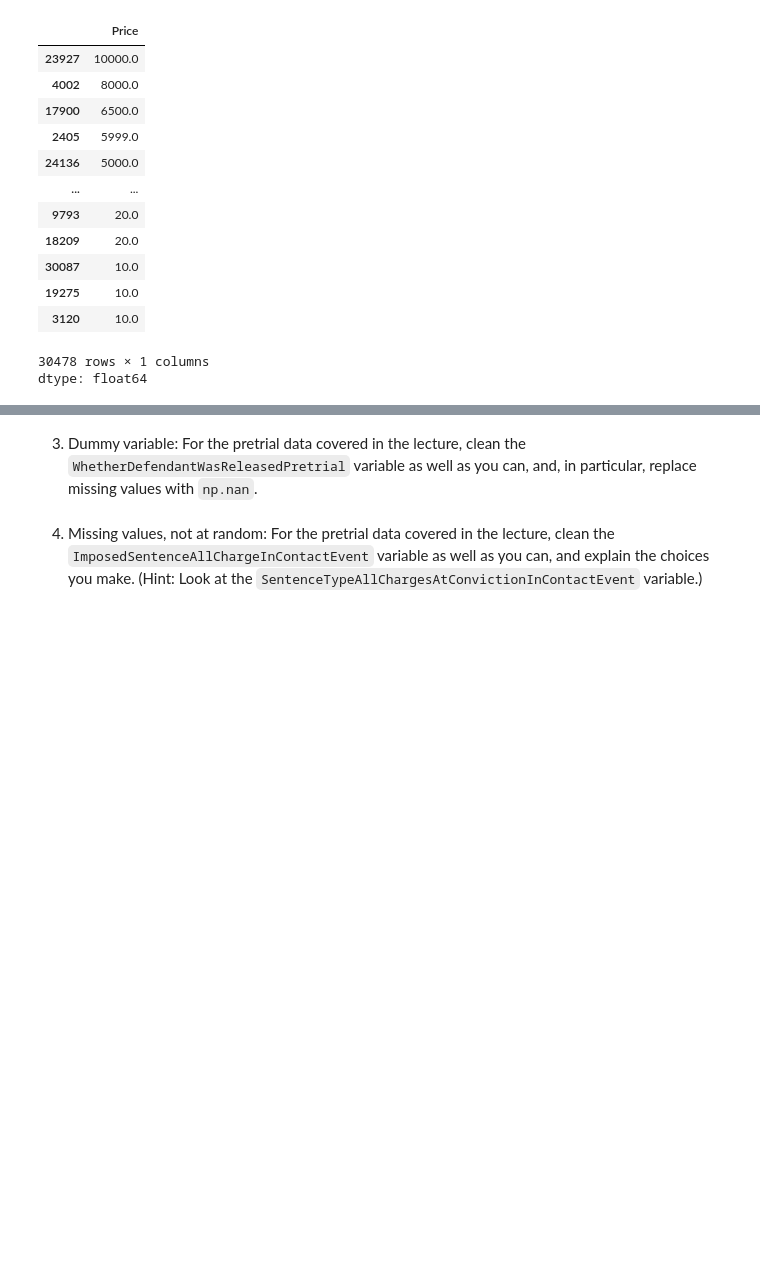
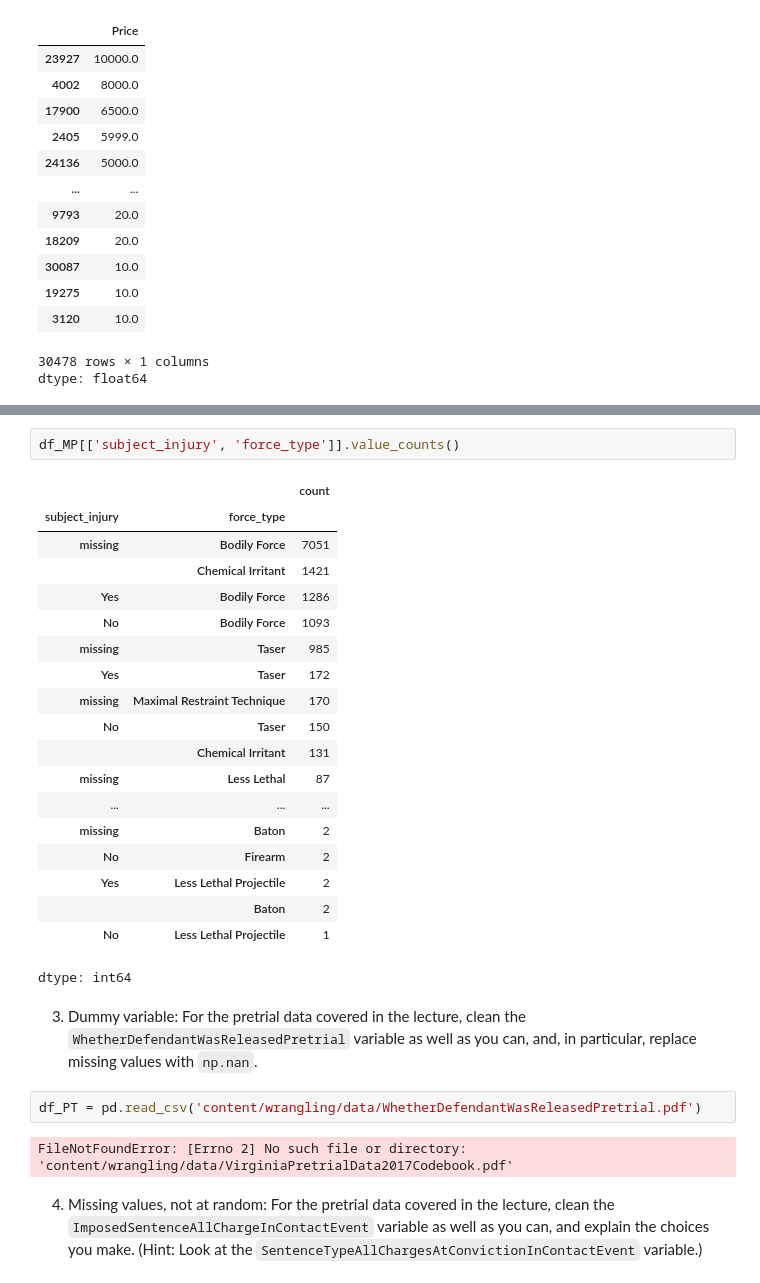
Before and after one commit to KaranRawatUVA/wrangling, a Jupyter notebook: assignment/assignment.ipynb, the cells around one changed output, grey strips where cells are left out. Saved outputs shown, nothing was run; the diff lists cells and outputs as text; blank space fills up the shorter version.

```diff
--- a/assignment/assignment.ipynb
+++ b/assignment/assignment.ipynb
@@ -82,5 +88,31 @@ dtype: object
+# %%
+df_MP[['subject_injury', 'force_type']].value_counts()
+# %% [output]
+|  |  | count |
+| subject_injury | force_type |  |
+| missing | Bodily Force | 7051 |
+|  | Chemical Irritant | 1421 |
+| Yes | Bodily Force | 1286 |
+| No | Bodily Force | 1093 |
+| missing | Taser | 985 |
+| Yes | Taser | 172 |
+| missing | Maximal Restraint Technique | 170 |
+| No | Taser | 150 |
+|  | Chemical Irritant | 131 |
+| missing | Less Lethal | 87 |
+| ... | ... | ... |
+| missing | Baton | 2 |
+| No | Firearm | 2 |
+| Yes | Less Lethal Projectile | 2 |
+|  | Baton | 2 |
+| No | Less Lethal Projectile | 1 |
+dtype: int64
 # %% [markdown]
 3. Dummy variable: For the pretrial data covered in the lecture, clean the `WhetherDefendantWasReleasedPretrial` variable as well as you can, and, in particular, replace missing values with `np.nan`.
+# %%
+df_PT = pd.read_csv('content/wrangling/data/WhetherDefendantWasReleasedPretrial.pdf')
+# %% [output]
+FileNotFoundError: [Errno 2] No such file or directory: 'content/wrangling/data/VirginiaPretrialData2017Codebook.pdf'
 # %% [markdown]
 4. Missing values, not at random: For the pretrial data covered in the lecture, clean the `ImposedSentenceAllChargeInContactEvent` variable as well as you can, and explain the choices you make. (Hint: Look at the `SentenceTypeAllChargesAtConvictionInContactEvent` variable.)
 # %% [markdown]
```
Also changed, not shown: parts of 2 cells of this notebook.
